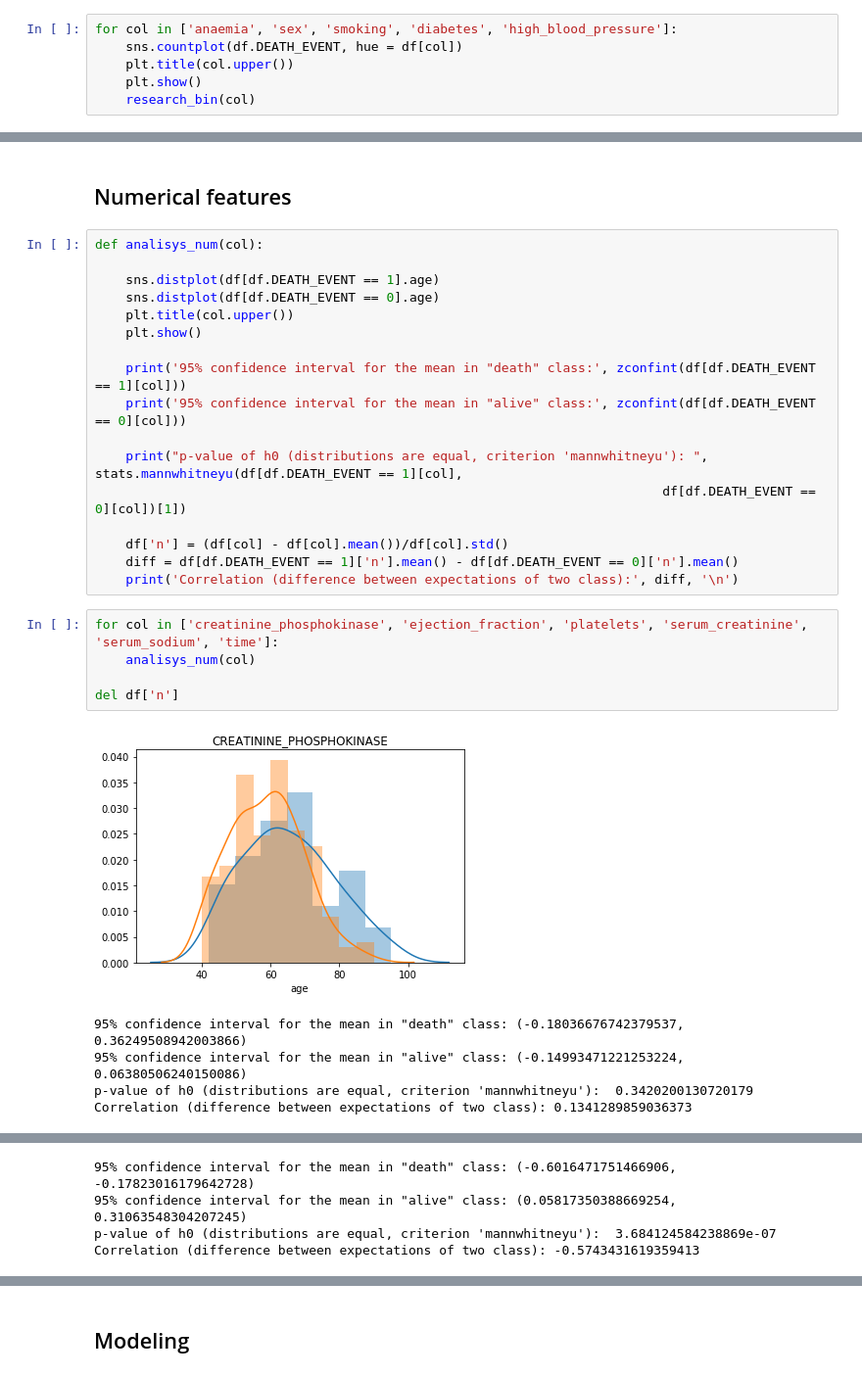
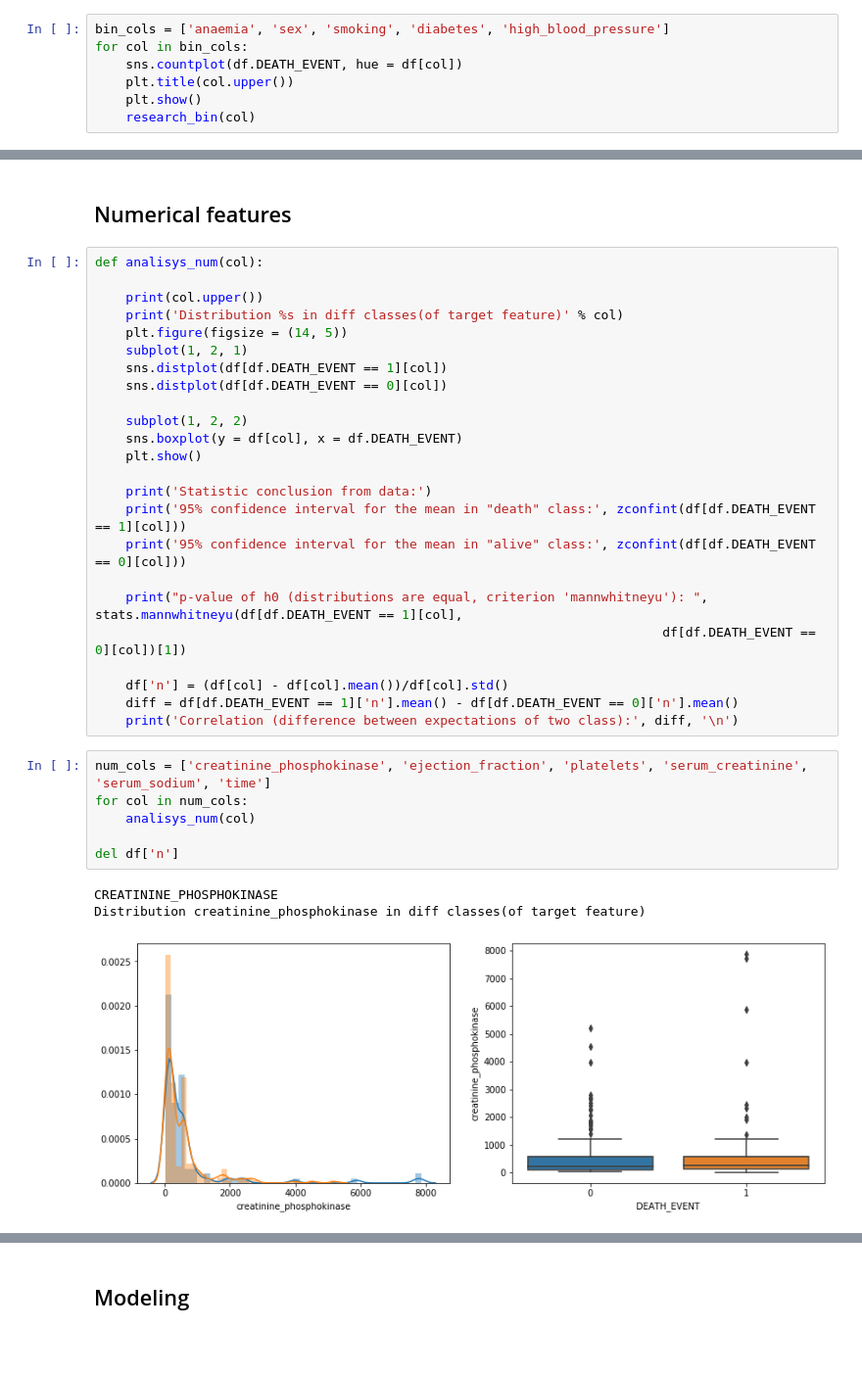
Before and after one commit to CheremGS/Repository_for_kaggle, a Jupyter notebook: Heart_failure/Heart_fail_notebook.ipynb, the cells around one changed output, grey strips where cells are left out. Shown at 98% size. Saved outputs shown, nothing was run; the diff lists cells and outputs as text; blank space fills up the shorter version.

```diff
--- a/Heart_failure/Heart_fail_notebook.ipynb
+++ b/Heart_failure/Heart_fail_notebook.ipynb
@@ -120,6 +132,7 @@ def research_bin(col):
     print('\n')
 # %%
-for col in ['anaemia', 'sex', 'smoking', 'diabetes', 'high_blood_pressure']:
+bin_cols = ['anaemia', 'sex', 'smoking', 'diabetes', 'high_blood_pressure']
+for col in bin_cols:
     sns.countplot(df.DEATH_EVENT, hue = df[col])
     plt.title(col.upper())
     plt.show()
@@ -170,11 +183,18 @@ Correlation of Matthew(with target feature): 0.23136
 # %%
 def analisys_num(col):
 
-    sns.distplot(df[df.DEATH_EVENT == 1].age)
-    sns.distplot(df[df.DEATH_EVENT == 0].age)
-    plt.title(col.upper())
+    print(col.upper())
+    print('Distribution %s in diff classes(of target feature)' % col)
+    plt.figure(figsize = (14, 5))
+    subplot(1, 2, 1)
+    sns.distplot(df[df.DEATH_EVENT == 1][col])
+    sns.distplot(df[df.DEATH_EVENT == 0][col])
+
+    subplot(1, 2, 2)
+    sns.boxplot(y = df[col], x = df.DEATH_EVENT)
     plt.show()
 
+    print('Statistic conclusion from data:')
     print('95% confidence interval for the mean in "death" class:', zconfint(df[df.DEATH_EVENT == 1][col]))
     print('95% confidence interval for the mean in "alive" class:', zconfint(df[df.DEATH_EVENT == 0][col]))
 
@@ -185,13 +205,12 @@ def analisys_num(col):
     diff = df[df.DEATH_EVENT == 1]['n'].mean() - df[df.DEATH_EVENT == 0]['n'].mean()
     print('Correlation (difference between expectations of two class):', diff, '\n')
 # %%
-for col in ['creatinine_phosphokinase', 'ejection_fraction', 'platelets', 'serum_creatinine', 'serum_sodium', 'time']:
+num_cols = ['creatinine_phosphokinase', 'ejection_fraction', 'platelets', 'serum_creatinine', 'serum_sodium', 'time']
+for col in num_cols:
     analisys_num(col)
 
 del df['n']
 # %% [output]
+CREATININE_PHOSPHOKINASE
+Distribution creatinine_phosphokinase in diff classes(of target feature)
-[figure, old version]
+[figure, new version]
-95% confidence interval for the mean in "death" class: (-0.18036676742379537, 0.36249508942003866)
-95% confidence interval for the mean in "alive" class: (-0.14993471221253224, 0.06380506240150086)
-p-value of h0 (distributions are equal, criterion 'mannwhitneyu'):  0.3420200130720179
-Correlation (difference between expectations of two class): 0.1341289859036373
@@ -199,4 +225,0 @@ Correlation (difference between expectations of two class): 0.1341289859036373
-95% confidence interval for the mean in "death" class: (-0.6016471751466906, -0.17823016179642728)
-95% confidence interval for the mean in "alive" class: (0.05817350388669254, 0.31063548304207245)
-p-value of h0 (distributions are equal, criterion 'mannwhitneyu'):  3.684124584238869e-07
-Correlation (difference between expectations of two class): -0.5743431619359413
```
Also changed, not shown: parts of 32 cells of this notebook.
